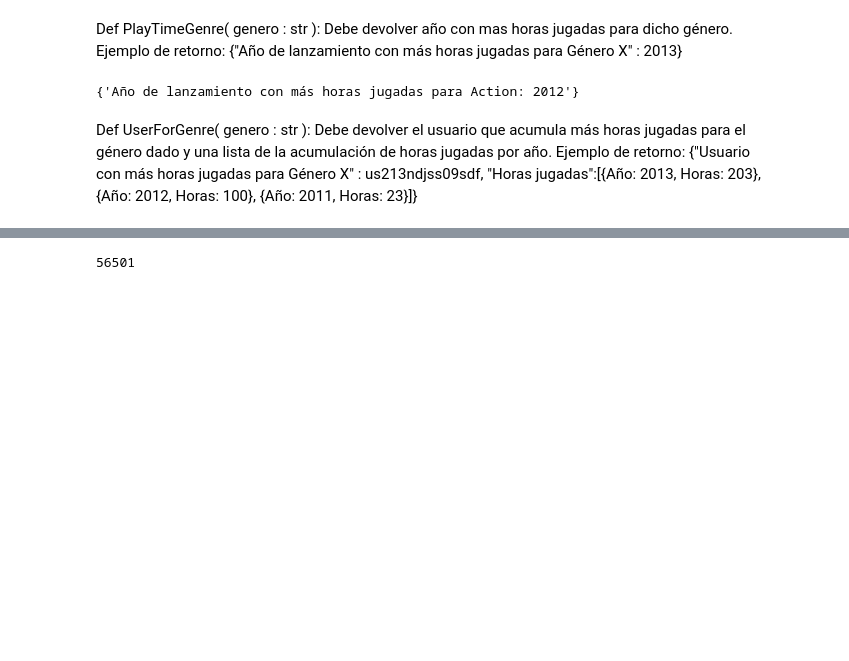
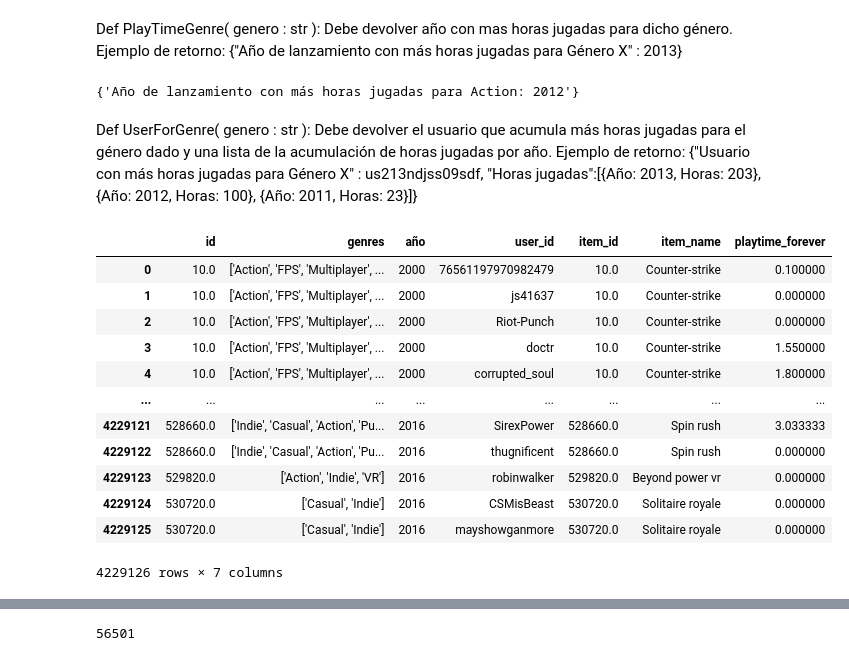
Before and after one commit to belenvbecker/Proyecto-MLOps, a Jupyter notebook: df_funciones.ipynb, the cells around one changed output, grey strips where cells are left out. Cells and saved outputs as stored; diff of their text form; code cells hidden in the pictures; blank space fills up the shorter version.

```diff
--- a/df_funciones.ipynb
+++ b/df_funciones.ipynb
@@ -127,3 +109,32 @@ PlayTimeGenre('Action')
 # %% [markdown]
 Def UserForGenre( genero : str ): Debe devolver el usuario que acumula más horas jugadas para el género dado y una lista de la acumulación de horas jugadas por año.
 Ejemplo de retorno: {"Usuario con más horas jugadas para Género X" : us213ndjss09sdf, "Horas jugadas":[{Año: 2013, Horas: 203}, {Año: 2012, Horas: 100}, {Año: 2011, Horas: 23}]}
+# %%
+steam1 = pd.read_csv('./Data\Data-Limpia\steam_games_limpio.csv')
+
+items1 = pd.read_csv('./Data/Data-Limpia/user_items_limpio.csv')
+
+steam1 = steam1[['genres','id','año']]
+items1 = items[['user_id','item_id','playtime_forever']]
+# %%
+steam1 = steam1.groupby('id').first().reset_index()
+
+steam1 = steam1[steam1['año']!=0]
+
+F_user_genre = steam1.merge(items, left_on='id', right_on='item_id', how='inner')
+# %%
+F_user_genre
+# %% [output]
+|  | id | genres | año | user_id | item_id | item_name | playtime_forever |
+| 0 | 10.0 | ['Action', 'FPS', 'Multiplayer', ... | 2000 | 76561197970982479 | 10.0 | Counter-strike | 0.100000 |
+| 1 | 10.0 | ['Action', 'FPS', 'Multiplayer', ... | 2000 | js41637 | 10.0 | Counter-strike | 0.000000 |
+| 2 | 10.0 | ['Action', 'FPS', 'Multiplayer', ... | 2000 | Riot-Punch | 10.0 | Counter-strike | 0.000000 |
+| 3 | 10.0 | ['Action', 'FPS', 'Multiplayer', ... | 2000 | doctr | 10.0 | Counter-strike | 1.550000 |
+| 4 | 10.0 | ['Action', 'FPS', 'Multiplayer', ... | 2000 | corrupted_soul | 10.0 | Counter-strike | 1.800000 |
+| ... | ... | ... | ... | ... | ... | ... | ... |
+| 4229121 | 528660.0 | ['Indie', 'Casual', 'Action', 'Pu... | 2016 | SirexPower | 528660.0 | Spin rush | 3.033333 |
+| 4229122 | 528660.0 | ['Indie', 'Casual', 'Action', 'Pu... | 2016 | thugnificent | 528660.0 | Spin rush | 0.000000 |
+| 4229123 | 529820.0 | ['Action', 'Indie', 'VR'] | 2016 | robinwalker | 529820.0 | Beyond power vr | 0.000000 |
+| 4229124 | 530720.0 | ['Casual', 'Indie'] | 2016 | CSMisBeast | 530720.0 | Solitaire royale | 0.000000 |
+| 4229125 | 530720.0 | ['Casual', 'Indie'] | 2016 | mayshowganmore | 530720.0 | Solitaire royale | 0.000000 |
+4229126 rows × 7 columns
```
Also changed, not shown: parts of 22 cells of this notebook, 1 other file.
